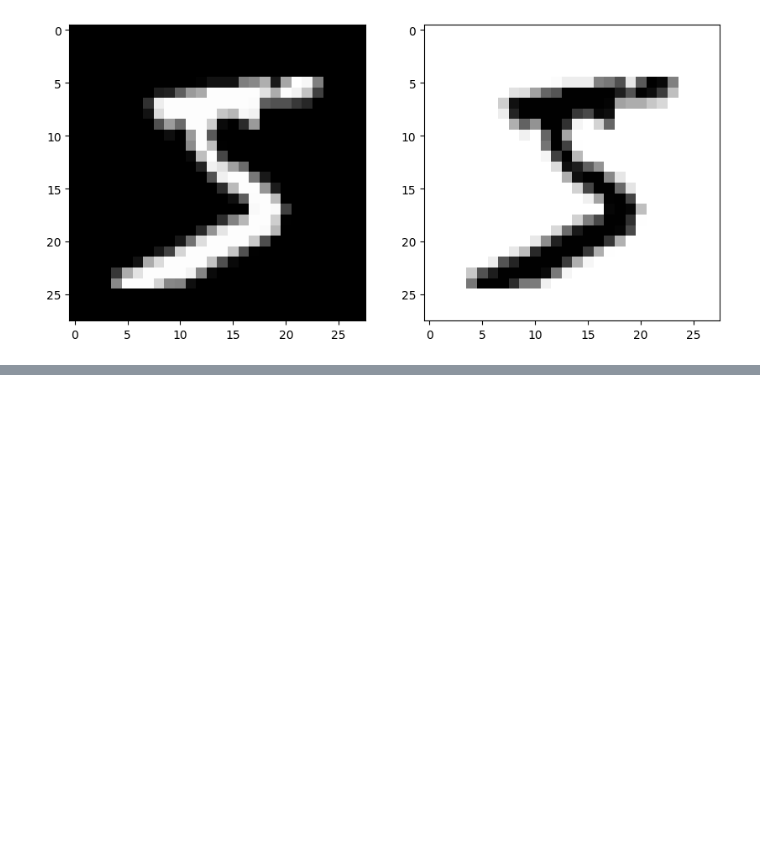
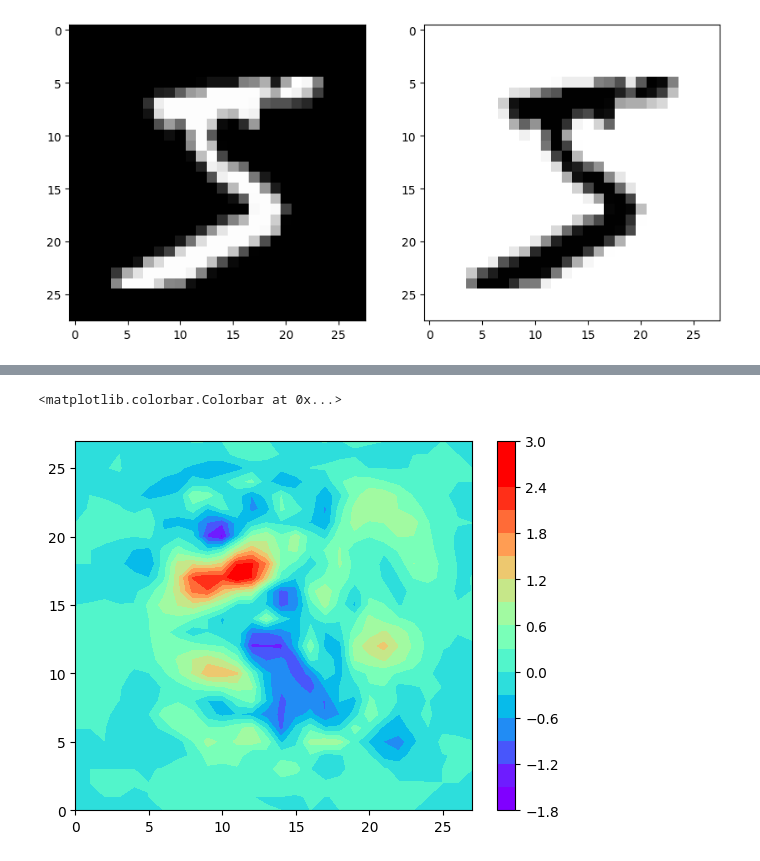
Before and after one commit to wjohnson7/WJcosc470s24, a Jupyter notebook: examplecode/matplotlib_nn_weights_and_biases.ipynb, the cells around one changed output, grey strips where cells are left out. Cells and saved outputs as stored; diff of their text form; code cells hidden in the pictures; blank space fills up the shorter version.

```diff
--- a/examplecode/matplotlib_nn_weights_and_biases.ipynb
+++ b/examplecode/matplotlib_nn_weights_and_biases.ipynb
@@ -109,0 +190,11 @@ print(net.weights[1][0])
+# %%
+# now let's do this as a heatmap that maintains the 2d nature of the input pixels
+xi = range(28)
+yi = range(28)
+zi = np.reshape(avgdiffs,(28,28))
+cs = plt.contourf(xi, yi, zi, 15, cmap=plt.cm.rainbow,
+                  vmax=2.5, vmin=-1.5)
+plt.colorbar(cs)
+# %% [output]
+<matplotlib.colorbar.Colorbar at 0x...>
+[figure, added]
```
Also changed, not shown: parts of 7 cells of this notebook.
